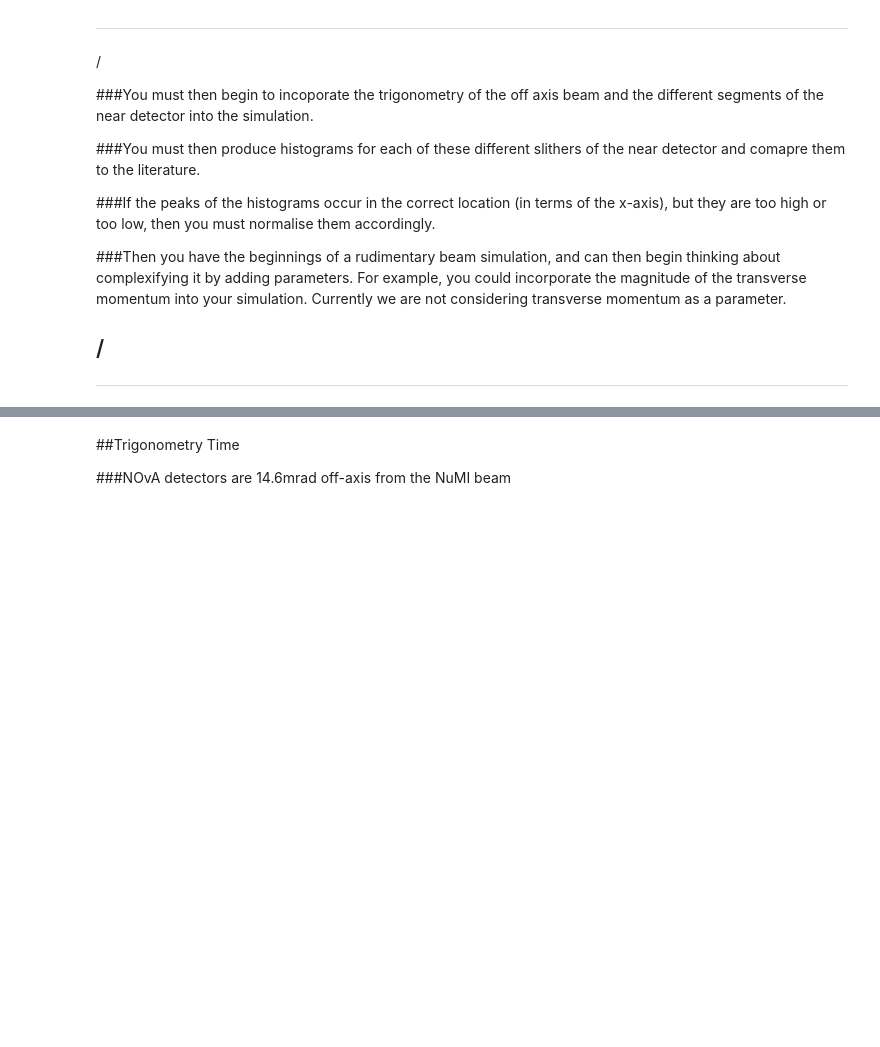
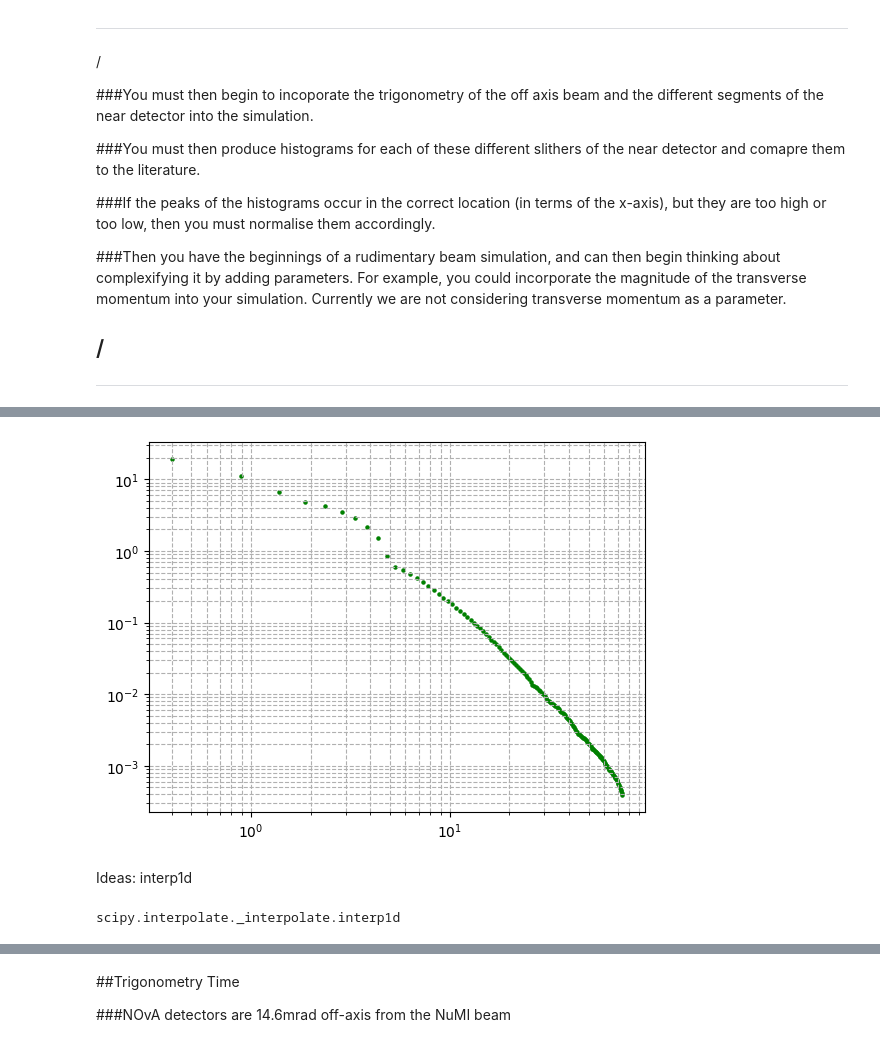
Before and after one commit to MrD0balina/Fourth-Year-Project---Neutrino-Oscillations, a Jupyter notebook: Week_7_Finalising_Pion_Weighting_AND_applying_trig_to_different_parts_of_detector.ipynb, the cells around one changed output, grey strips where cells are left out. Saved outputs shown, nothing was run; the diff lists cells and outputs as text; code cells hidden in the pictures; blank space fills up the shorter version.

```diff
--- a/Week_7_Finalising_Pion_Weighting_AND_applying_trig_to_different_parts_of_detector.ipynb
+++ b/Week_7_Finalising_Pion_Weighting_AND_applying_trig_to_different_parts_of_detector.ipynb
@@ -858,0 +1098,25 @@ plt.show()
+# %%
+green_dots_only_x_array = np.array(green_dots_only_x_axis_values_list)
+green_dots_only_y_array = np.array(green_dots_only_y_axis_values_list)
+xnew_array = np.linspace(min(green_dots_only_x_axis_values_list), max(green_dots_only_x_axis_values_list), 150)
+ynew_array = np.interp( xnew_array , green_dots_only_x_array , green_dots_only_y_array )
+
+plt.scatter(   x = xnew_array   ,   y = ynew_array    ,   c = "green" , s = 5 , label =  '0.20 - 0.30 GeV/c, N x 10.00' )
+
+plt.xscale("log")
+plt.yscale("log")
+
+plt.grid( True , which = "both" , ls = "--" )
+# %% [output]
+[figure, added]
+# %% [markdown]
+Ideas:
+interp1d
+# %%
+f = interpolate.interp1d(   green_dots_only_x_array  ,    green_dots_only_y_array , kind = 'cubic'   )
+
+### kind argument options: ‘linear’, ‘nearest’, ‘nearest-up’, ‘zero’, ‘slinear’, ‘quadratic’, ‘cubic’, ‘previous’, or ‘next’. ‘zero’, ‘slinear’, ‘quadratic’ and ‘cubic’
+
+display(type(f))
+# %% [output]
+scipy.interpolate._interpolate.interp1d
```
Also changed, not shown: parts of 29 cells of this notebook.
